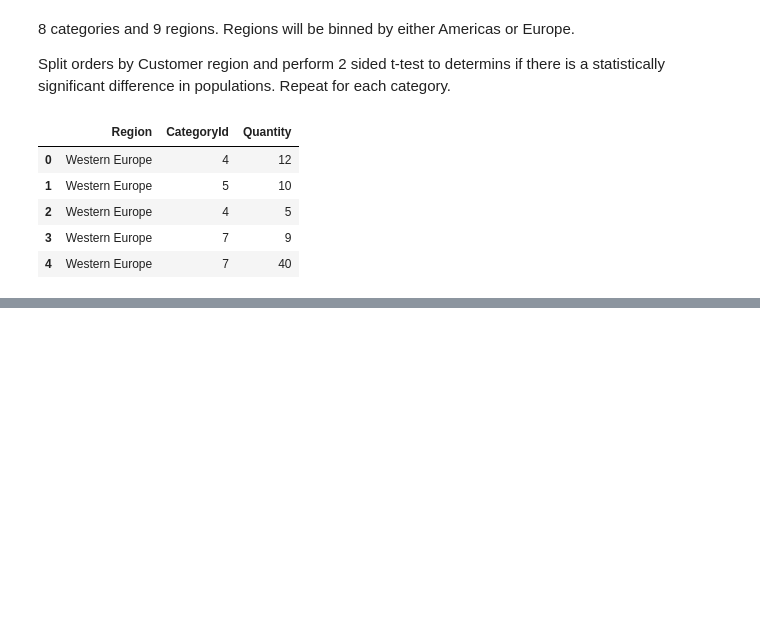
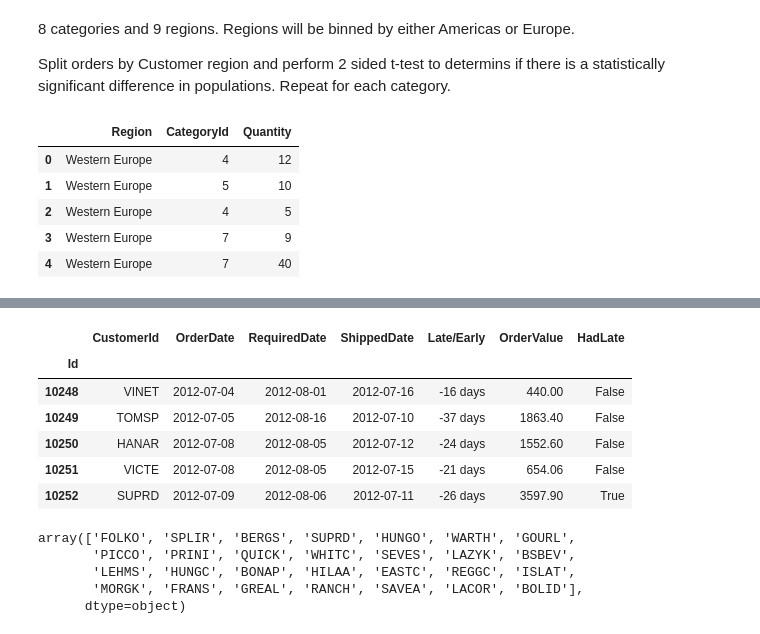
Before and after one commit to ktzioumis/Northwind-Traders, a Jupyter notebook: Project2.ipynb, the cells around one changed output, grey strips where cells are left out. Saved outputs shown, nothing was run; the diff lists cells and outputs as text; code cells hidden in the pictures; blank space fills up the shorter version.

```diff
--- a/Project2.ipynb
+++ b/Project2.ipynb
@@ -324,0 +504,3 @@ USEU=df.drop(columns='Region')
+# %%
+order_val=pd.read_sql('''SELECT orderid,unitprice,quantity,discount from orderdetail''',conn)
+order_val.head()
@@ -324,0 +514,3 @@ USEU=df.drop(columns='Region')
+# %%
+order_val['OrderValue']=order_val.UnitPrice*order_val.Quantity*(1-order_val.Discount)
+order_val.head()
@@ -324,0 +539,19 @@ USEU=df.drop(columns='Region')
+# %%
+df.head()
+# %% [output]
+|  | CustomerId | OrderDate | RequiredDate | ShippedDate | Late/Early | OrderValue | HadLate |
+| Id |  |  |  |  |  |  |  |
+| 10248 | VINET | 2012-07-04 | 2012-08-01 | 2012-07-16 | -16 days | 440.00 | False |
+| 10249 | TOMSP | 2012-07-05 | 2012-08-16 | 2012-07-10 | -37 days | 1863.40 | False |
+| 10250 | HANAR | 2012-07-08 | 2012-08-05 | 2012-07-12 | -24 days | 1552.60 | False |
+| 10251 | VICTE | 2012-07-08 | 2012-08-05 | 2012-07-15 | -21 days | 654.06 | False |
+| 10252 | SUPRD | 2012-07-09 | 2012-08-06 | 2012-07-11 | -26 days | 3597.90 | True |
+# %%
+had_late=df.loc[df['Late/Early'].dt.days>0].CustomerId.unique()
+had_late
+# %% [output]
+array(['FOLKO', 'SPLIR', 'BERGS', 'SUPRD', 'HUNGO', 'WARTH', 'GOURL',
+       'PICCO', 'PRINI', 'QUICK', 'WHITC', 'SEVES', 'LAZYK', 'BSBEV',
+       'LEHMS', 'HUNGC', 'BONAP', 'HILAA', 'EASTC', 'REGGC', 'ISLAT',
+       'MORGK', 'FRANS', 'GREAL', 'RANCH', 'SAVEA', 'LACOR', 'BOLID'],
+      dtype=object)
```
Also changed, not shown: parts of 46 cells of this notebook.
